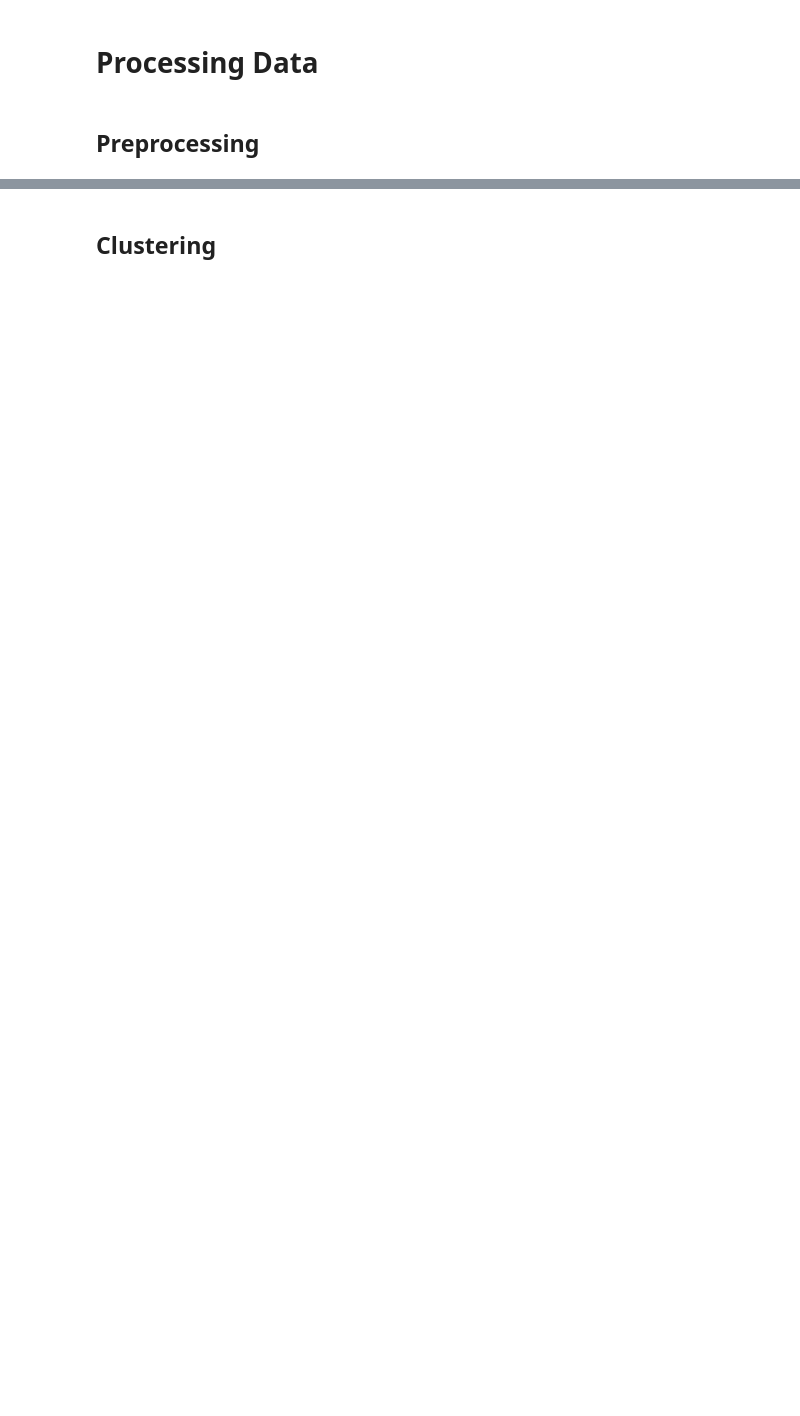
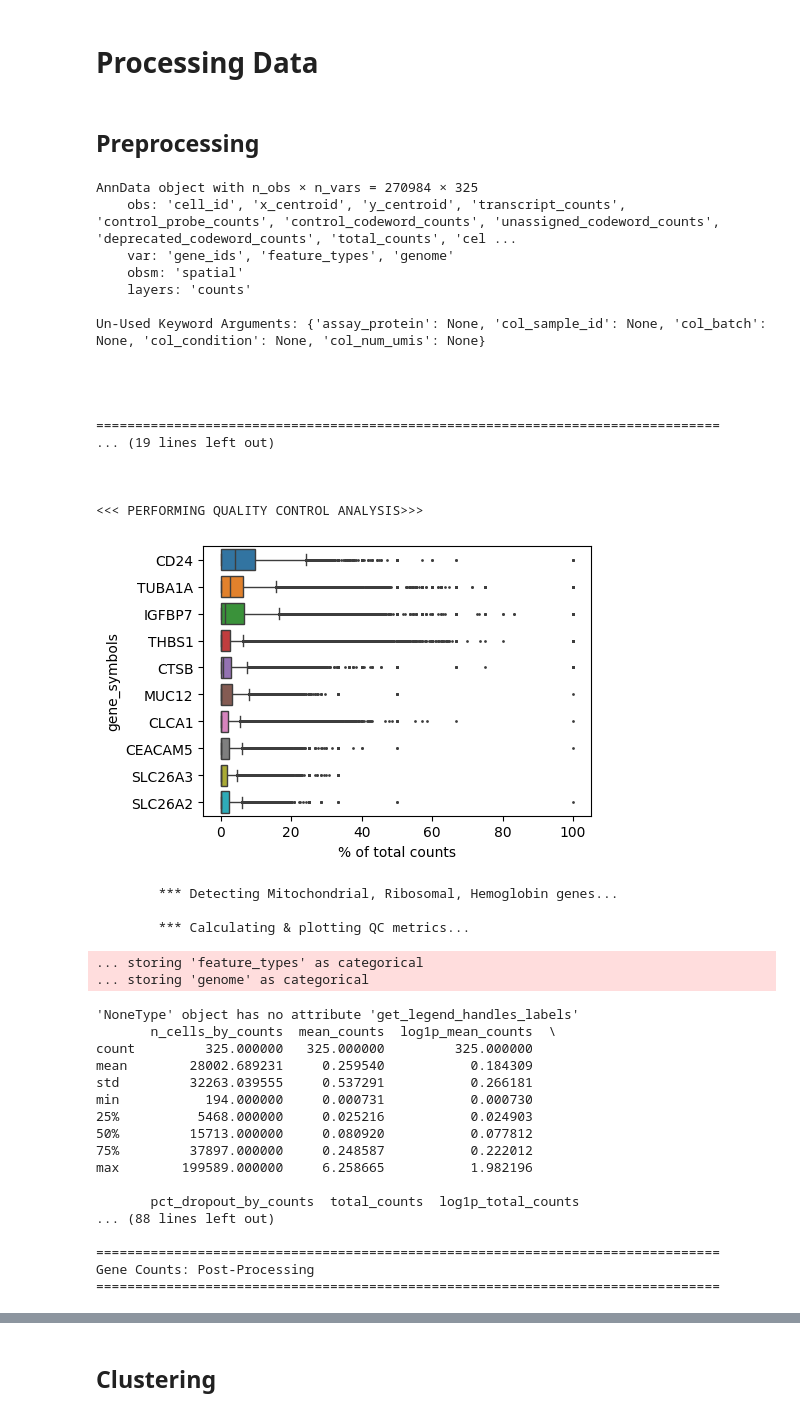
Before and after one commit to ChoBioLab/corescpy, a Jupyter notebook: examples/spatial.ipynb, the cells around one changed output, grey strips where cells are left out. Drawn from its saved outputs; the diff is of its cells as text; code cells hidden in the pictures; blank space fills up the shorter version.

```diff
--- a/examples/spatial.ipynb
+++ b/examples/spatial.ipynb
@@ -47,0 +69,43 @@ self.preprocess(**kws_pp)
+# %%
+self.preprocess(regress_out=None)
+# %% [output]
+AnnData object with n_obs × n_vars = 270984 × 325
+    obs: 'cell_id', 'x_centroid', 'y_centroid', 'transcript_counts', 'control_probe_counts', 'control_codeword_counts', 'unassigned_codeword_counts', 'deprecated_codeword_counts', 'total_counts', 'cel ...
+    var: 'gene_ids', 'feature_types', 'genome'
+    obsm: 'spatial'
+    layers: 'counts'
+
+Un-Used Keyword Arguments: {'assay_protein': None, 'col_sample_id': None, 'col_batch': None, 'col_condition': None, 'col_num_umis': None}
+
+
+
+
+================================================================================
+... (19 lines left out)
+
+
+
+<<< PERFORMING QUALITY CONTROL ANALYSIS>>>
+[figure, added]
+        *** Detecting Mitochondrial, Ribosomal, Hemoglobin genes...
+
+        *** Calculating & plotting QC metrics...
+... storing 'feature_types' as categorical
+... storing 'genome' as categorical
+'NoneType' object has no attribute 'get_legend_handles_labels'
+       n_cells_by_counts  mean_counts  log1p_mean_counts  \
+count         325.000000   325.000000         325.000000
+mean        28002.689231     0.259540           0.184309
+std         32263.039555     0.537291           0.266181
+min           194.000000     0.000731           0.000730
+25%          5468.000000     0.025216           0.024903
+50%         15713.000000     0.080920           0.077812
+75%         37897.000000     0.248587           0.222012
+max        199589.000000     6.258665           1.982196
+
+       pct_dropout_by_counts  total_counts  log1p_total_counts
+... (88 lines left out)
+
+================================================================================
+Gene Counts: Post-Processing
+================================================================================
```
Also changed, not shown: parts of 23 cells of this notebook, 7 other files.
